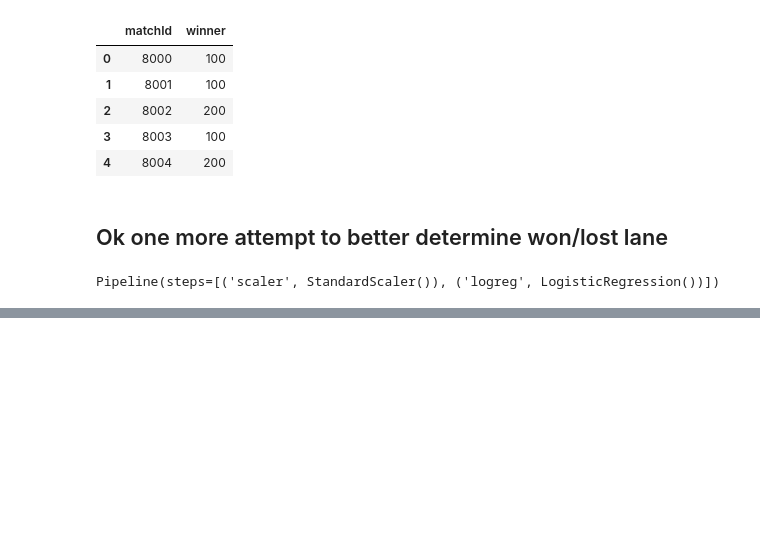
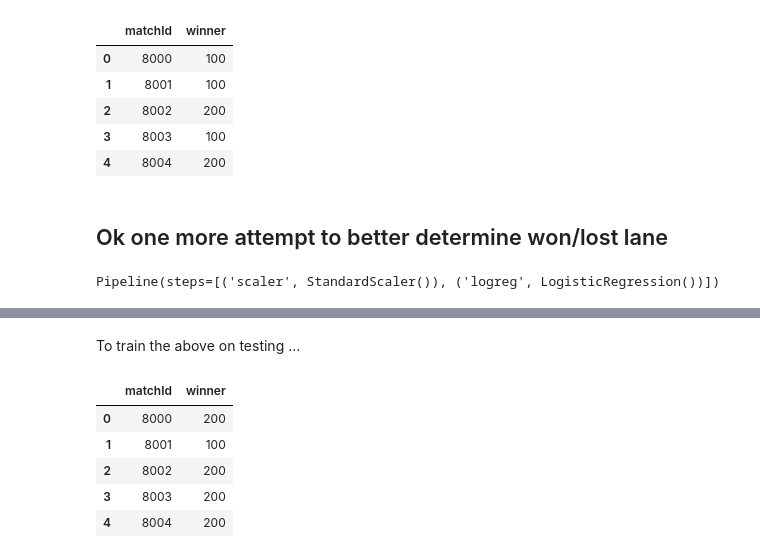
Before and after one commit to nss-data-science-cohort-6/kaggle_lol-elden-ring, a Jupyter notebook: notebooks/prediction_models.ipynb, the cells around one changed output, grey strips where cells are left out. Cells and saved outputs as stored; diff of their text form; code cells hidden in the pictures; blank space fills up the shorter version.

Commit message:
adding neural networks to the mix

```diff
--- a/notebooks/prediction_models.ipynb
+++ b/notebooks/prediction_models.ipynb
@@ -897,0 +1075,2 @@ print(np.mean(summoner_cv_scores))
+# %%
+pipeline_neuralnetwork.fit(X_train, y_train)
@@ -897,0 +1135,10 @@ print(np.mean(summoner_cv_scores))
+# %% [markdown]
+To train the above on testing ...
+# %%
+testing_events = pd.read_csv('../data/testing_events.csv')
+# %%
+vars = ['wards_placed', 'wards_killed', 'turretplates_destroyed', 'elite_monsters_killed']
+
+convert_team_values(testing_events, vars)
+
+testing_events = testing_events.groupby('matchId')[vars].sum()
@@ -897,0 +1202,12 @@ print(np.mean(summoner_cv_scores))
+# %%
+y_pred = pipeline_neuralnetwork.predict(X_test)
+# %%
+submission['winner'] = y_pred
+submission.head()
+# %% [output]
+|  | matchId | winner |
+| 0 | 8000 | 200 |
+| 1 | 8001 | 100 |
+| 2 | 8002 | 200 |
+| 3 | 8003 | 200 |
+| 4 | 8004 | 200 |
```
Also changed, not shown: parts of 35 cells of this notebook, 1 other file.
